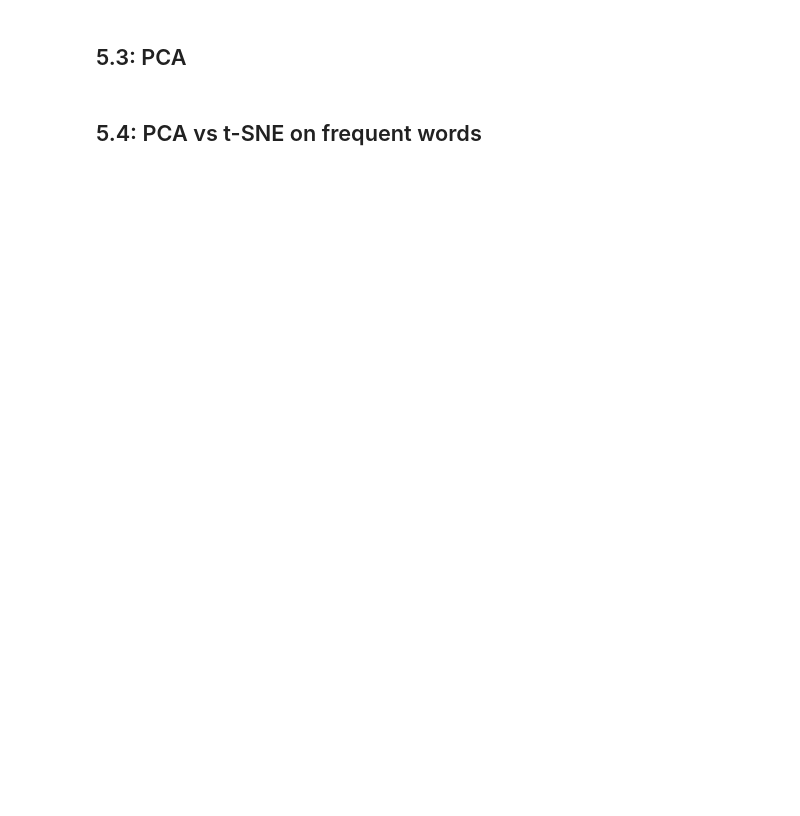
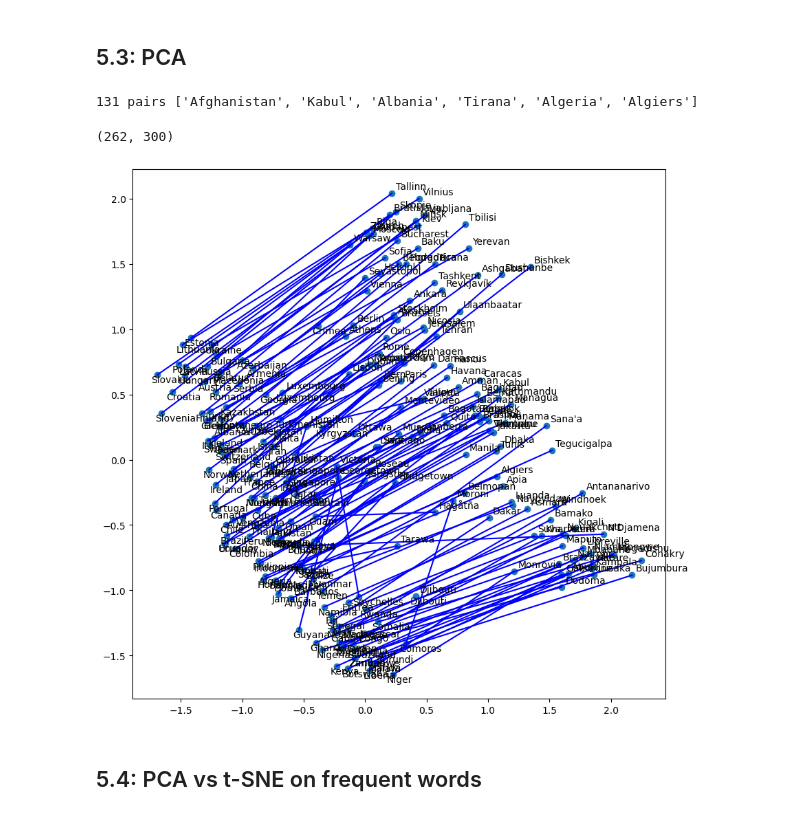
Before and after one commit to dmika1234/dl_uwr, a Jupyter notebook: Assignments/Assignment4/Assigment4.ipynb, the cells around one changed output. Saved outputs shown, nothing was run; the diff lists cells and outputs as text; code cells hidden in the pictures; blank space fills up the shorter version.

```diff
--- a/Assignments/Assignment4/Assigment4.ipynb
+++ b/Assignments/Assignment4/Assigment4.ipynb
@@ -509,6 +514,9 @@ print(V_en.shape, V_pl.shape)
 # Find an orthogonal transformation from V_en to V_pl.
 # which minimizes square reconstruction error
 W = orthogonal_procrustes(V_en, V_pl)[0]
+# %%
+v = V_en[0]
+vecs2 = ftext_pl
 # %%
 def translate(W, v, vecs2):
     #
@@ -541,21 +572,39 @@ capitals = {k:v for (k,v) in capitals.items() \
 # Flatten the array to have a list of [country, capital, country, capital, ...]
 geo = [e for pair in capitals.items() for e in pair]
 print(len(geo) // 2, 'pairs', geo[:6])
+# %% [output]
+131 pairs ['Afghanistan', 'Kabul', 'Albania', 'Tirana', 'Algeria', 'Algiers']
 # %%
 geo_inds = [word2vec.word2idx[w] for w in geo]
 geo_vecs = word2vec.vec[geo_inds]
 print(geo_vecs.shape)
+# %% [output]
+(262, 300)
 # %%
 from sklearn.decomposition import PCA
 
 #
 # TODO
 # use PCA from sklearn.decomposition to project the countries and capitals into 2D.
 # draw lines connecting each country with its capital
 #
 # Hint:
 # - the function "annotate" can be used to put text onto the plot
 #
+pca = PCA(n_components=2)
+pca_comps = pca.fit_transform(geo_vecs)
+X, Y = pca_comps.T
+plt.figure(figsize=(10, 10))
+
+plt.scatter(X, Y)
+for i in tqdm(range(0, pca_comps.shape[0], 2)):
+    plt.annotate(geo[i], xy=(X[i] - 5e-2, Y[i] - 6e-2))
+    plt.annotate(geo[i+1], xy=(X[i+1] + 3e-2, Y[i+1] + 3e-2))
+    plt.plot([X[i], X[i+1]],[Y[i], Y[i+1]], "blue")
+
+plt.show()
+# %% [output]
+[figure, added]
 # %% [markdown]
 ## 5.4: PCA vs t-SNE on frequent words
 # %%
```
Also changed, not shown: parts of 10 cells of this notebook.
